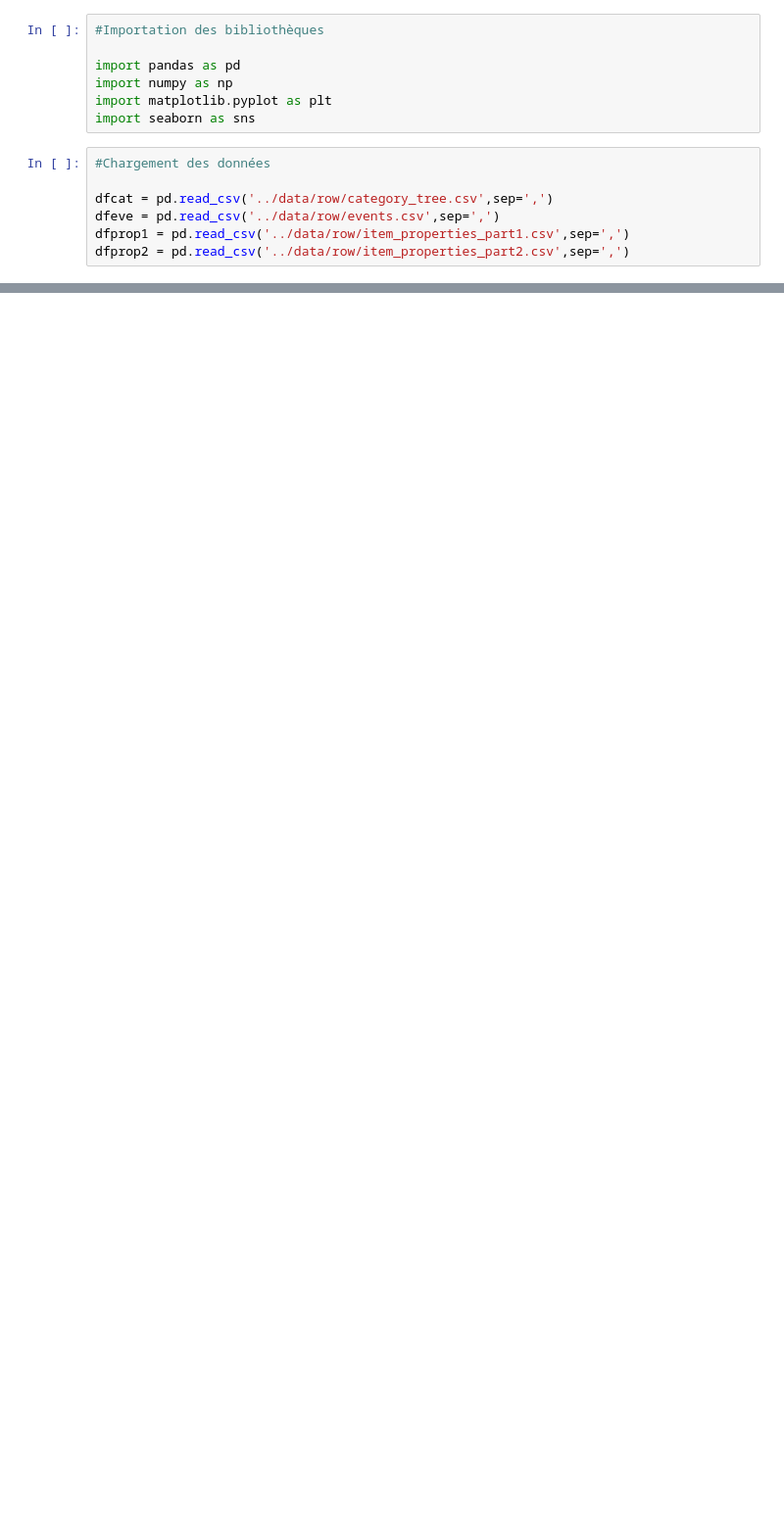
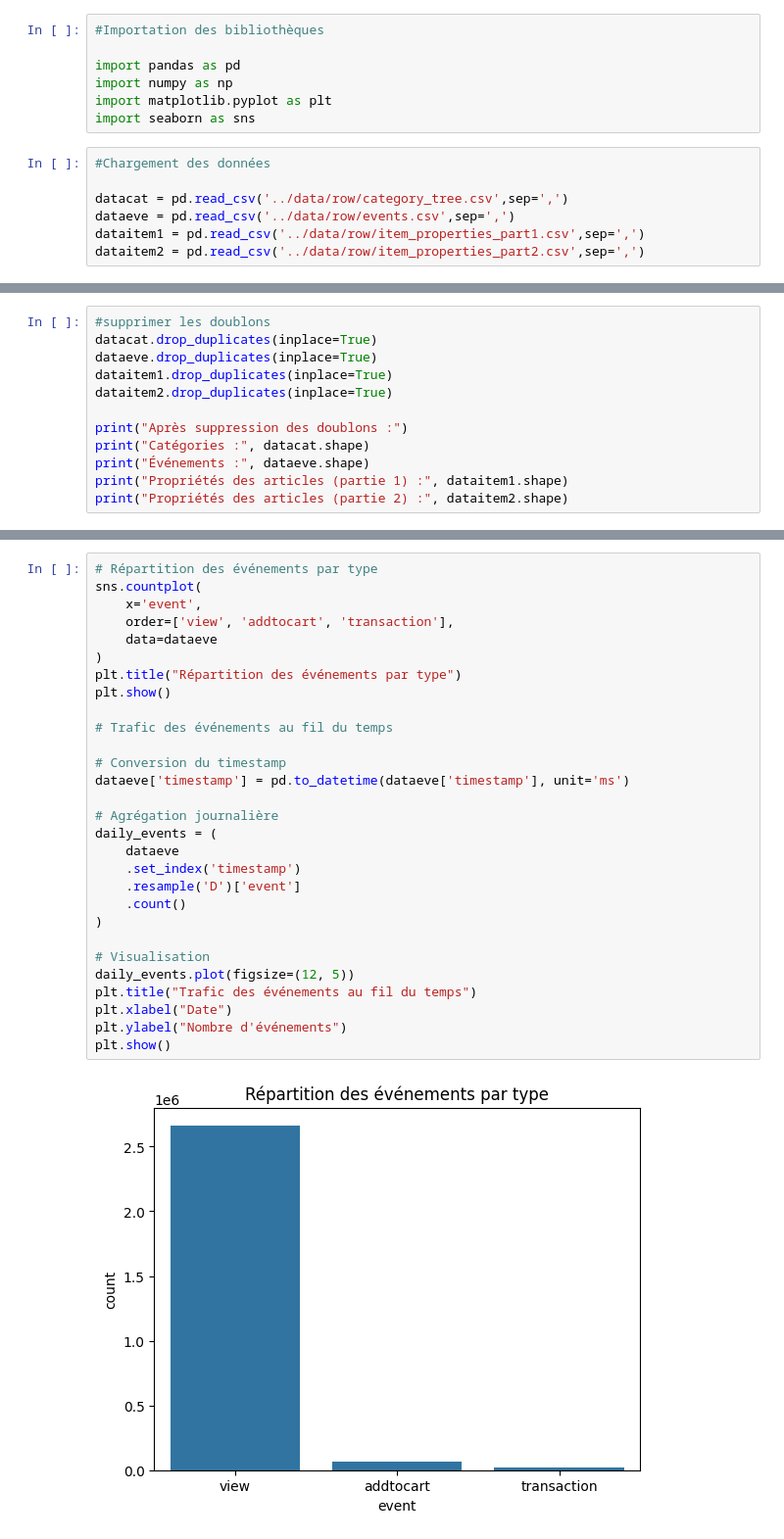
Before and after one commit to jouvence13/Projet_Data_Driven_E-commeerce, a Jupyter notebook: Notebook/Traitement.ipynb, the cells around one changed output, grey strips where cells are left out. Shown at 98% size. Cells and saved outputs as stored; diff of their text form; blank space fills up the shorter version.

```diff
--- a/Notebook/Traitement.ipynb
+++ b/Notebook/Traitement.ipynb
@@ -8,7 +10,7 @@ import seaborn as sns
 # %%
 #Chargement des données
 
-dfcat = pd.read_csv('../data/row/category_tree.csv',sep=',')
-dfeve = pd.read_csv('../data/row/events.csv',sep=',')
-dfprop1 = pd.read_csv('../data/row/item_properties_part1.csv',sep=',')
-dfprop2 = pd.read_csv('../data/row/item_properties_part2.csv',sep=',')
+datacat = pd.read_csv('../data/row/category_tree.csv',sep=',')
+dataeve = pd.read_csv('../data/row/events.csv',sep=',')
+dataitem1 = pd.read_csv('../data/row/item_properties_part1.csv',sep=',')
+dataitem2 = pd.read_csv('../data/row/item_properties_part2.csv',sep=',')
@@ -148,0 +103,12 @@ Doubles dans item_properties_part2.csv:
+# %%
+#supprimer les doublons
+datacat.drop_duplicates(inplace=True)
+dataeve.drop_duplicates(inplace=True)
+dataitem1.drop_duplicates(inplace=True)
+dataitem2.drop_duplicates(inplace=True)
+
+print("Après suppression des doublons :")
+print("Catégories :", datacat.shape)
+print("Événements :", dataeve.shape)
+print("Propriétés des articles (partie 1) :", dataitem1.shape)
+print("Propriétés des articles (partie 2) :", dataitem2.shape)
@@ -148,0 +157,31 @@ Doubles dans item_properties_part2.csv:
+# %%
+# Répartition des événements par type
+sns.countplot(
+    x='event',
+    order=['view', 'addtocart', 'transaction'],
+    data=dataeve
+)
+plt.title("Répartition des événements par type")
+plt.show()
+
+# Trafic des événements au fil du temps
+
+# Conversion du timestamp
+dataeve['timestamp'] = pd.to_datetime(dataeve['timestamp'], unit='ms')
+
+# Agrégation journalière
+daily_events = (
+    dataeve
+    .set_index('timestamp')
+    .resample('D')['event']
+    .count()
+)
+
+# Visualisation
+daily_events.plot(figsize=(12, 5))
+plt.title("Trafic des événements au fil du temps")
+plt.xlabel("Date")
+plt.ylabel("Nombre d'événements")
+plt.show()
+# %% [output]
+[figure, added]
```
Also changed, not shown: parts of 25 cells of this notebook, 3 other files.
